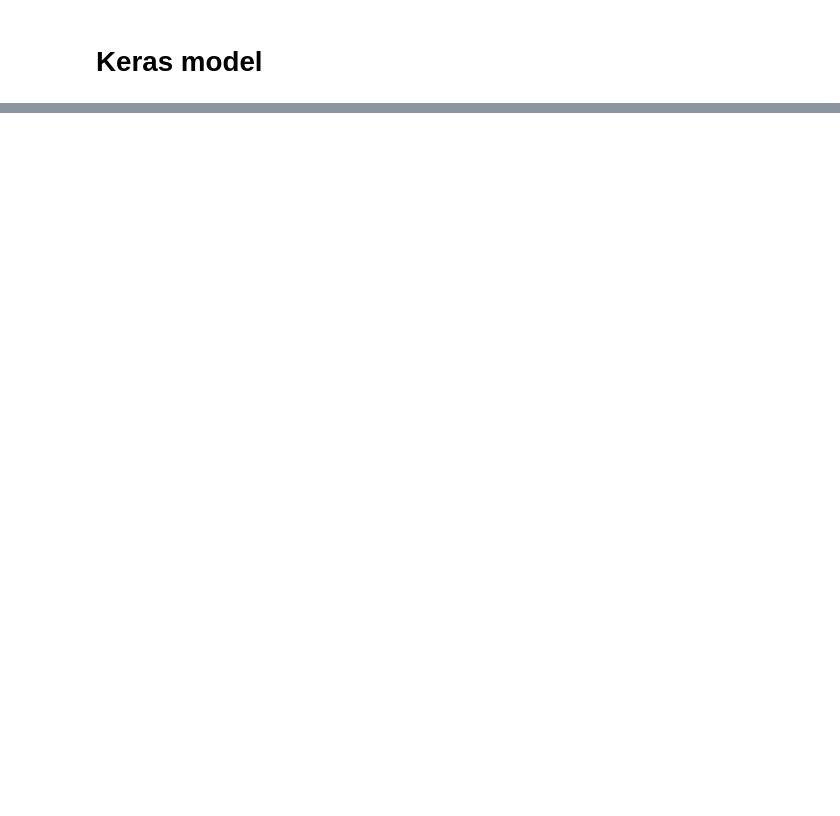
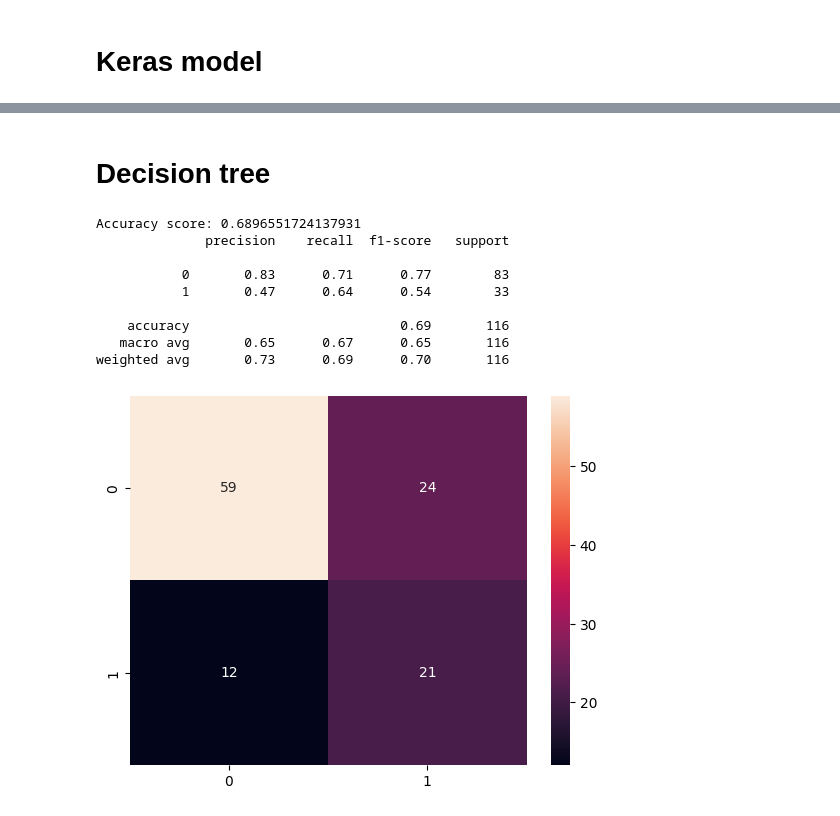
Before and after one commit to holmon-alp/diagnosis-of-diabetes, a Jupyter notebook: Diagnosis_of_diabetes.ipynb, the cells around one changed output, grey strips where cells are left out. Cells and saved outputs as stored; diff of their text form; code cells hidden in the pictures; blank space fills up the shorter version.

```diff
--- a/Diagnosis_of_diabetes.ipynb
+++ b/Diagnosis_of_diabetes.ipynb
@@ -208,3 +208,14 @@ array([[31,  8],
 import keras
 from keras.models import Sequential
 from keras.layers import Dense, Activation
+
+ks_model = Sequential()
+ks_model.add(Dense(units=1, activation="sigmoid"))
+
+ks_model.compile(
+    optimizer="adam",
+    loss="binary_crossentropy",
+    metrics=["accuracy"]
+)
+
+ks_model.fit(X_train, y_train, epochs=10)
@@ -220,2 +243,0 @@ ks_model.compile(
-# %%
-ks_model.fit(X_train, y_train, epochs=100)
@@ -245,0 +254,27 @@ ks_model.evaluate(X_test, y_test)
+# %% [markdown]
+# Decision tree
+# %%
+from sklearn.tree import DecisionTreeClassifier
+
+DT_model = DecisionTreeClassifier()
+
+DT_model.fit(X_train, y_train)
+
+
+y_pred = DT_model.predict(X_test)
+print("Accuracy score:", accuracy_score(y_test, y_pred))
+print(classification_report(y_test, y_pred))
+
+sns.heatmap(confusion_matrix(y_test, y_pred), annot=True)
+plt.show()
+# %% [output]
+Accuracy score: 0.6896551724137931
+              precision    recall  f1-score   support
+
+           0       0.83      0.71      0.77        83
+           1       0.47      0.64      0.54        33
+
+    accuracy                           0.69       116
+   macro avg       0.65      0.67      0.65       116
+weighted avg       0.73      0.69      0.70       116
+[figure, added]
```
Also changed, not shown: parts of 29 cells of this notebook.
